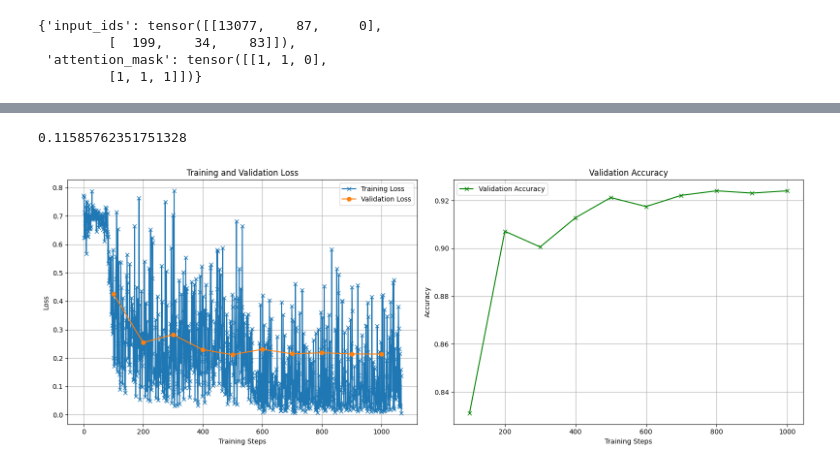
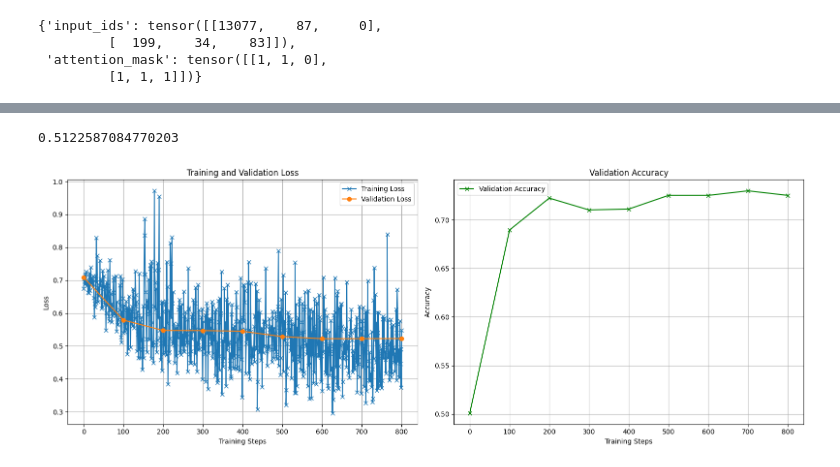
Before and after one commit to Anou-shka/SC4002_NLP, a Jupyter notebook: train_rnn_demo.ipynb, the cells around one changed output, grey strips where cells are left out. Drawn from its saved outputs; the diff is of its cells as text; code cells hidden in the pictures.

```diff
--- a/train_rnn_demo.ipynb
+++ b/train_rnn_demo.ipynb
@@ -164,17 +174,21 @@ class Collater:
         }
 # %%
 # Hyper paramaters
+dropout_rate = 0.1
+num_rnn_layer = 2
+hidden_dim = 256
 
 val_steps = 100 # compute validation error every n step
 
-num_train_epochs = 2
+num_train_epochs = 3
 
-batch_size = 16
-lr = 1e-5
-weight_decay = 1e-6
+batch_size = 32
+lr = 8e-5
+weight_decay = 1e-5
+
 
 warmup_ratio=0.05
-max_grad_norm = 1
+max_grad_norm = 2.0
 # %%
 # create dataset and data loader
 
@@ -223,7 +234,15 @@ train:1068, warm up: 53
 # %%
 # Set optimizer, loss_fn and so on
 
-cls_model = SentimentClassifier(model)
+cls_model = SentimentRNN(
+    embedding = embedding,
+    hidden_size = hidden_dim,
+    embed_size = EMBED_DIM,
+    bidirectional = True, #  False for part 2
+    num_rnn_layer = num_rnn_layer,
+    dropout_rate = dropout_rate,
+    layer_norm = True # set if you need layer norm
+)
 
 loss_fn = nn.BCEWithLogitsLoss()
 
@@ -302,8 +321,8 @@ val_losses = []
 for epoch in range(num_train_epochs):
 
     # train loop
-    cls_model.train()
     for data in train_loader:
+        cls_model.train()
         input_ids = data["input_ids"].to(device)
         attention_mask = data["attention_mask"].to(device)
         label = data["label"].view(-1, 1).float().to(device)
@@ -317,6 +336,10 @@ for epoch in range(num_train_epochs):
         )
 
         loss.backward()
+
+        # Gradient clip (important for RNN, not necessary for LSTM/GRU/conv1d)
+        torch.nn.utils.clip_grad_norm_(cls_model.parameters(), max_norm=max_grad_norm)
+
         optimizer.step() # update paramater
         scheduler.step()
         optimizer.zero_grad() # clear gradient
@@ -328,7 +351,7 @@ for epoch in range(num_train_epochs):
 
         train_losses.append(vis_loss)
 
-        if (step + 1) % val_steps == 0:
+        if (step + 1) % val_steps == 0 or step == 0:
             # compute validation every "val_steps"
 
             cls_model.eval()
@@ -374,40 +397,40 @@ Test accuracy: [0.9043]
 # %%
 test_word = "It is the law of Inverse Relevance: the less you intend to do about something, the more you have to keep talking about it."
 
-toks = tokenizer(test_word, return_tensors="pt")
+toks = tokenizer.encode(test_word, return_tensors="pt")
 F.sigmoid(cls_model.forward(toks["input_ids"].to(device), toks["attention_mask"].to(device))).detach().cpu().item()
 # %% [output]
-0.11585762351751328
+0.5122587084770203
 # %%
 # visualization 1: train / val curve
 
-val_steps = [(i + 1) * val_steps for i in range(len(val_losses))]
+val_steps = [i * val_steps for i in range(len(val_losses))]
 
 
 fig, (ax1, ax2) = plt.subplots(1, 2, figsize=(16, 6))
 
 # loss
 ax1.plot(train_losses, label='Training Loss', marker='x')
 ax1.plot(val_steps, val_losses, label='Validation Loss', marker='o')
 ax1.set_title('Training and Validation Loss')
 ax1.set_xlabel('Training Steps')
 ax1.set_ylabel('Loss')
 ax1.grid(True)
 ax1.legend()
 
 # acc
 ax2.plot(val_steps, val_accs, label='Validation Accuracy', color='green', marker='x')
 ax2.set_title('Validation Accuracy')
 ax2.set_xlabel('Training Steps')
 ax2.set_ylabel('Accuracy')
 ax2.grid(True)
 ax2.legend()
 
 
 plt.tight_layout()
 plt.show()
 # %% [output]
-[figure, old version]
+[figure, new version]
 # %%
 # compute predictions and labels for confusion matrix computing
 def compute_pedictions_and_labels(
```
Also changed, not shown: parts of 12 cells of this notebook, 1 other file.
